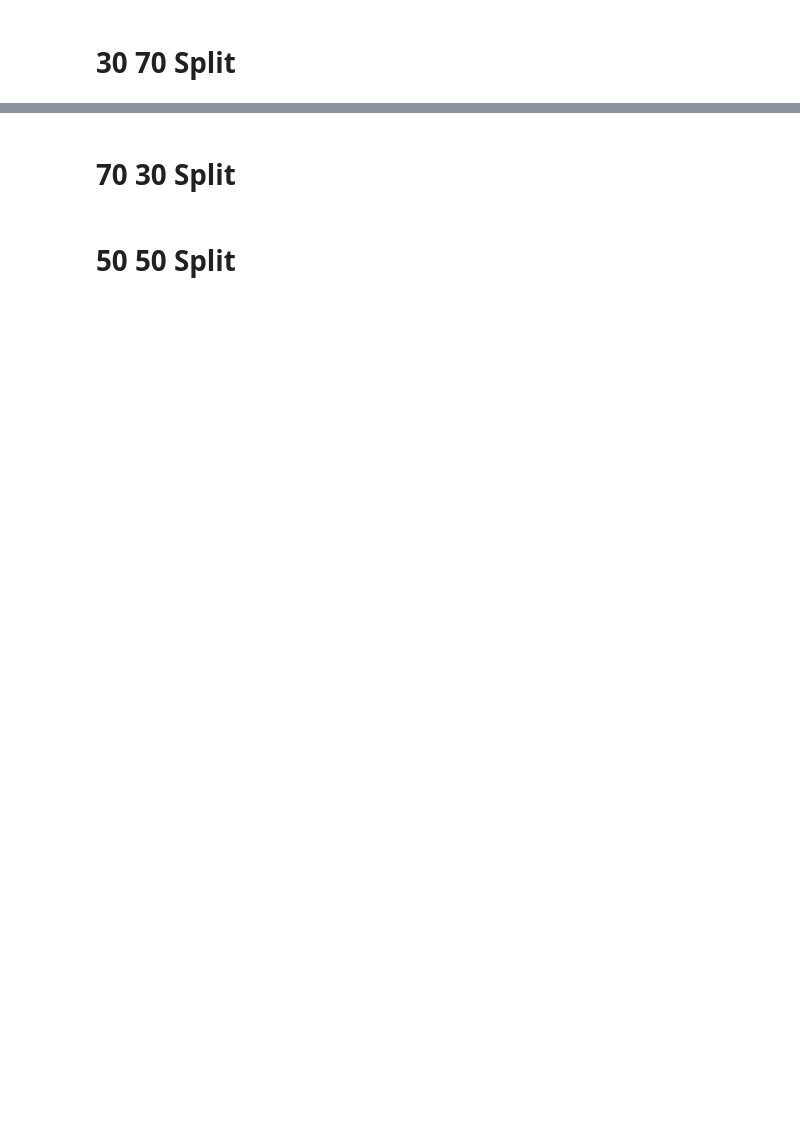
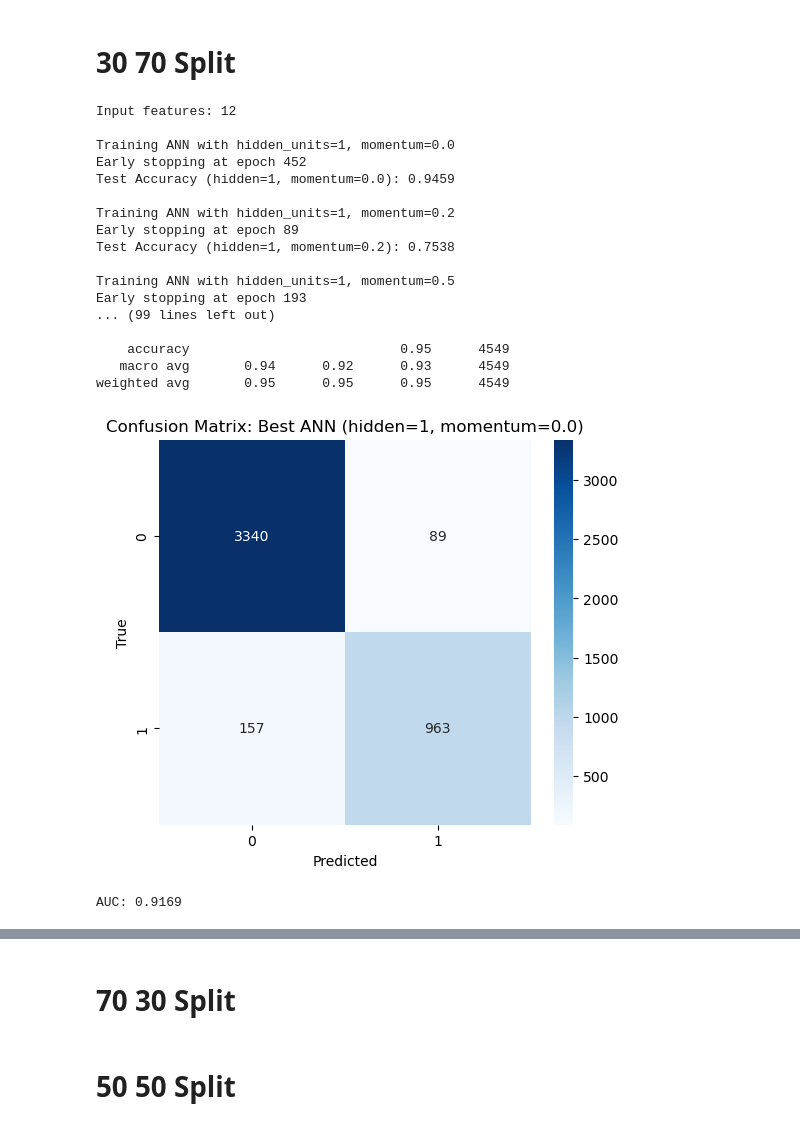
Before and after one commit to jyeh2/gpu-accelerated-empirical-ml-replication, a Jupyter notebook: models/ann.ipynb, the cells around one changed output, grey strips where cells are left out. Cells and saved outputs as stored; diff of their text form; code cells hidden in the pictures; blank space fills up the shorter version.

```diff
--- a/models/ann.ipynb
+++ b/models/ann.ipynb
@@ -354,16 +382,58 @@ def evaluate_ann_model(model, X_test, y_test, title="ANN Evaluation"):
 # %%
 wine_3070     = all_splits["3070"]["wine"]
 
-X_train = wine_3070["X_train"]
-X_test  = wine_3070["X_test"]
-y_train = wine_3070["y_train"]
-y_test  = wine_3070["y_test"]
+X_train = wine_3070["X_train"].to_numpy().astype("float32")
+X_test  = wine_3070["X_test"].to_numpy().astype("float32")
+
+y_train = wine_3070["y_train"].to_numpy().astype("float32")
+y_test  = wine_3070["y_test"].to_numpy().astype("float32")
 
 data = {
     "X_train": X_train,
     "X_test": X_test,
     "y_train": y_train,
     "y_test": y_test
 }
 
 results, best_cfg = ANN_Training_Testing(data)
+
+print("\nBest ANN configuration:", best_cfg)
+
+best_hidden = best_cfg[0]
+best_momentum = best_cfg[1]
+
+input_dim = X_train.shape[1]
+
+
+best_model = ANN(input_dim=input_dim, hidden_units=best_hidden).to(device)
+
+
+best_model.load_state_dict(torch.load("best_ann_model.pt"))
+best_model.eval()
+
+evaluate_ann_model(
+    best_model,
+    X_test.astype("float32"),
+    y_test.astype("float32"),
+    title=f"Best ANN (hidden={best_hidden}, momentum={best_momentum})"
+)
+# %% [output]
+Input features: 12
+
+Training ANN with hidden_units=1, momentum=0.0
+Early stopping at epoch 452
+Test Accuracy (hidden=1, momentum=0.0): 0.9459
+
+Training ANN with hidden_units=1, momentum=0.2
+Early stopping at epoch 89
+Test Accuracy (hidden=1, momentum=0.2): 0.7538
+
+Training ANN with hidden_units=1, momentum=0.5
+Early stopping at epoch 193
+... (99 lines left out)
+
+    accuracy                           0.95      4549
+   macro avg       0.94      0.92      0.93      4549
+weighted avg       0.95      0.95      0.95      4549
+[figure, added]
+AUC: 0.9169
```
Also changed, not shown: parts of 5 cells of this notebook, 5 other files.
